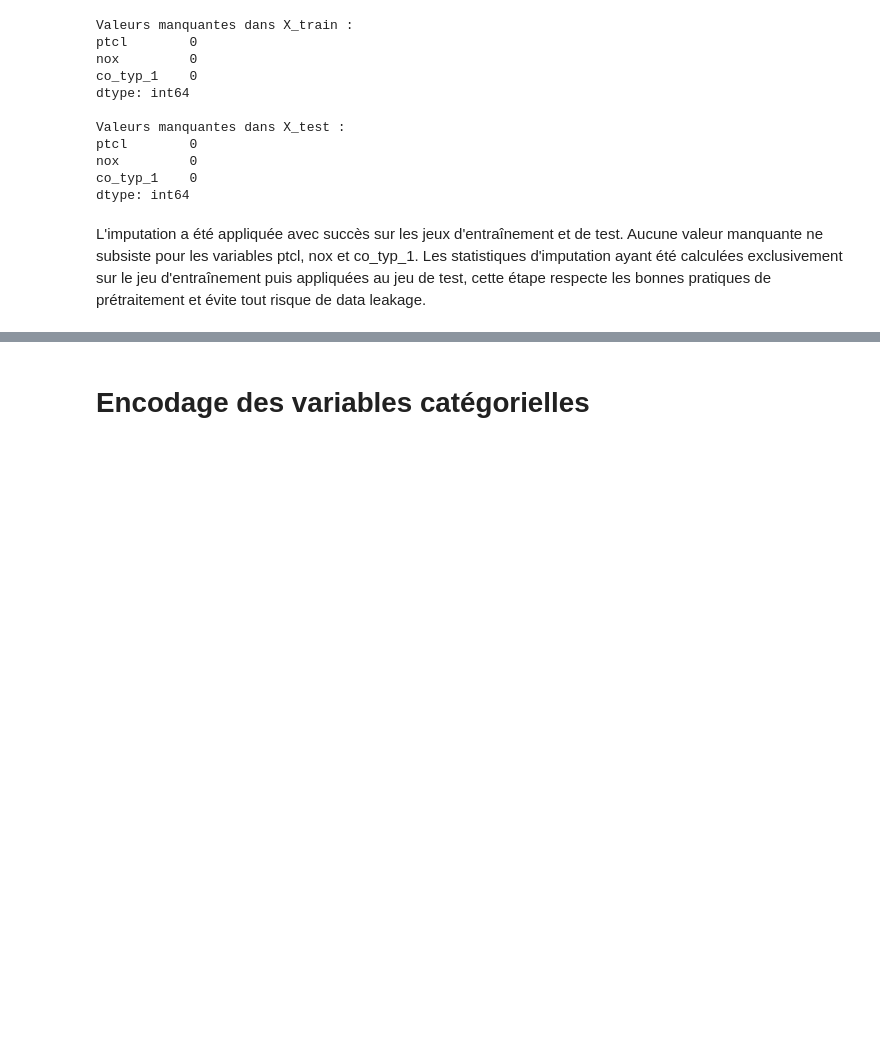
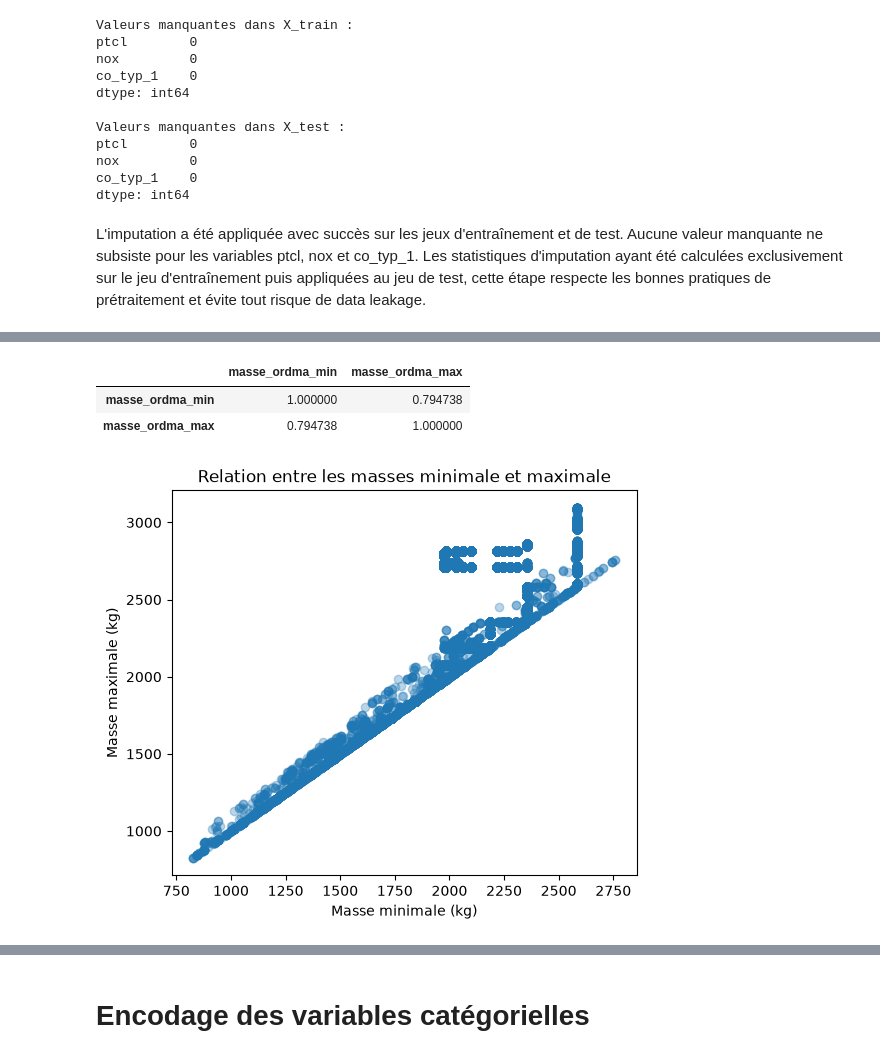
Before and after one commit to LarissaVarnakova/Projet_CO2, a Jupyter notebook: notebooks/preprocessing_aziz.ipynb, the cells around one changed output, grey strips where cells are left out. Drawn from its saved outputs; the diff is of its cells as text; code cells hidden in the pictures; blank space fills up the shorter version.

```diff
--- a/notebooks/preprocessing_aziz.ipynb
+++ b/notebooks/preprocessing_aziz.ipynb
@@ -632,0 +758,24 @@ L'imputation a été appliquée avec succès sur les jeux d'entraînement et de
+# %%
+# Corrélation
+X_train[["masse_ordma_min", "masse_ordma_max"]].corr()
+# %% [output]
+|  | masse_ordma_min | masse_ordma_max |
+| masse_ordma_min | 1.000000 | 0.794738 |
+| masse_ordma_max | 0.794738 | 1.000000 |
+# %%
+# Nuage de points
+plt.figure(figsize=(6,5))
+
+plt.scatter(
+    X_train["masse_ordma_min"],
+    X_train["masse_ordma_max"],
+    alpha=0.3
+)
+
+plt.xlabel("Masse minimale (kg)")
+plt.ylabel("Masse maximale (kg)")
+plt.title("Relation entre les masses minimale et maximale")
+
+plt.show()
+# %% [output]
+[figure, added]
```
Also changed, not shown: parts of 59 cells of this notebook.
